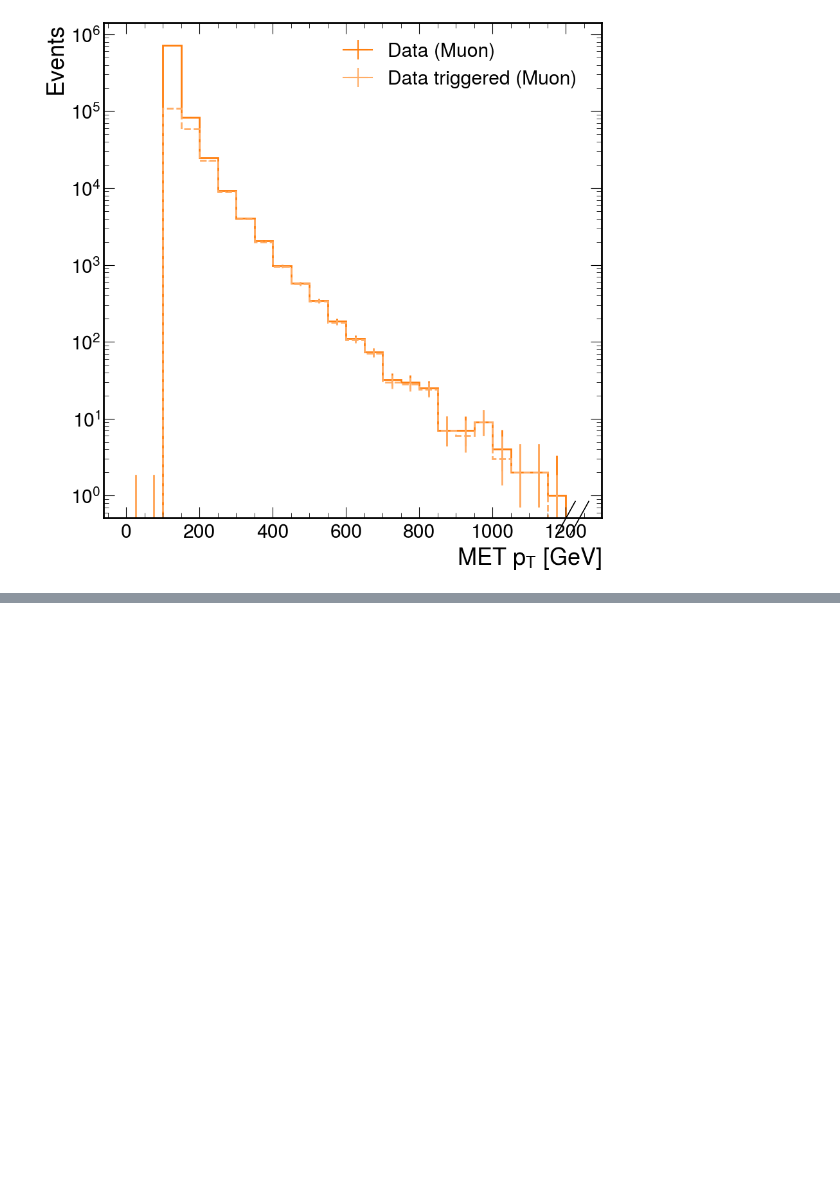
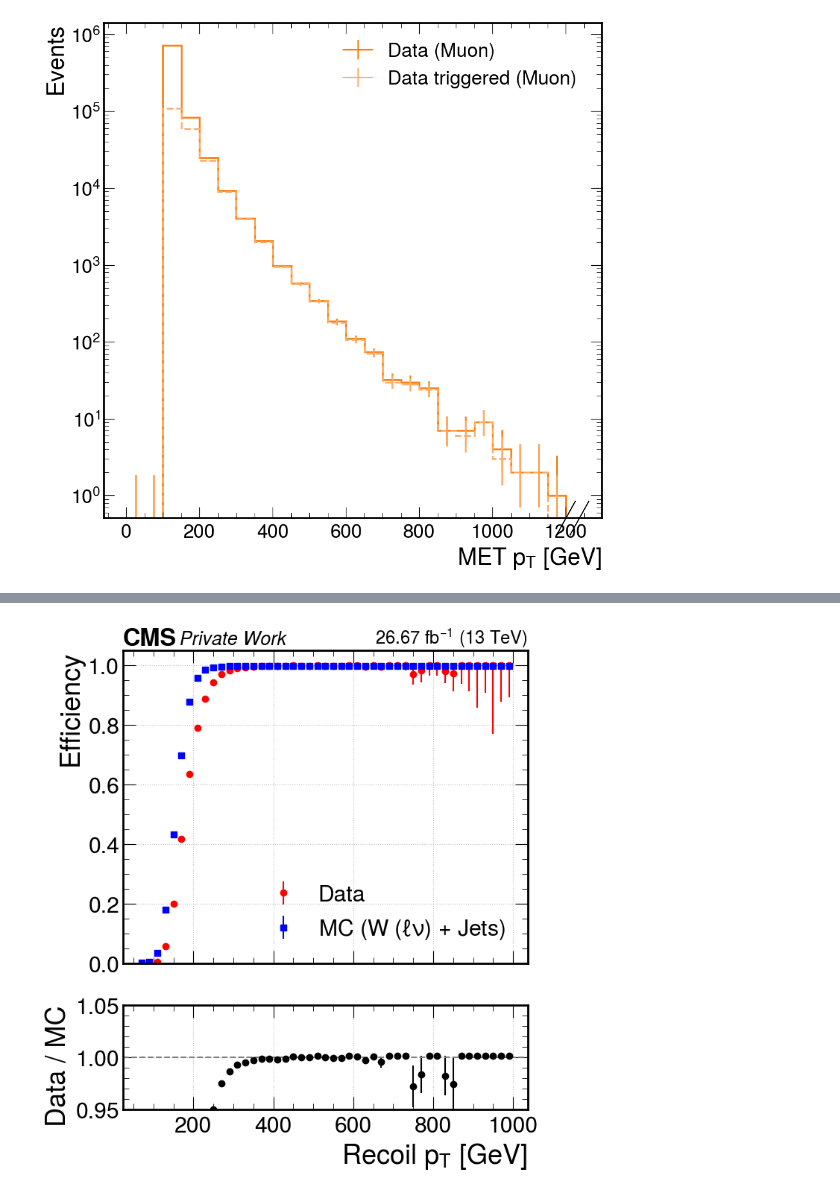
Before and after one commit to ParticleChef/decaf, a Jupyter notebook: analysis/notebooks/recoil_trig_eff.ipynb, the cells around one changed output, grey strips where cells are left out. Drawn from its saved outputs; the diff is of its cells as text; code cells hidden in the pictures; blank space fills up the shorter version.

```diff
--- a/analysis/notebooks/recoil_trig_eff.ipynb
+++ b/analysis/notebooks/recoil_trig_eff.ipynb
@@ -607,0 +547,9 @@ fig.savefig('./plotseff_'+whathist[histversion]+'/'+region+'_'+key+'_'+whathist[
+# %%
+mc_err_low, mc_err_up = ClopperPearson(h_total_mc.values(), h_triggered_mc.values(), level=0.68)
+eff_mc, err_mc = efficiency(h_triggered_mc, h_total_mc)
+# %%
+sf = np.divide(
+    eff_data, eff_mc,
+    out=np.zeros_like(eff_data),
+    where=eff_mc > 0
+)
@@ -607,0 +569,11 @@ fig.savefig('./plotseff_'+whathist[histversion]+'/'+region+'_'+key+'_'+whathist[
+# %%
+sf_err = np.zeros_like(sf)
+
+mask = (eff_mc > 0) & (eff_data > 0)
+print(err_data)
+print(eff_data)
+sf_err[mask] = sf[mask] * np.sqrt(
+    (err_data[mask] / eff_data[mask])**2 +
+    (err_mc[mask]   / eff_mc[mask])**2
+)
+sf_err
@@ -607,0 +611,49 @@ fig.savefig('./plotseff_'+whathist[histversion]+'/'+region+'_'+key+'_'+whathist[
+# %%
+import matplotlib.pyplot as plt
+import mplhep as hep
+
+hep.style.use("CMS")
+
+x = centers
+mask = (h_total.values() > 0)
+
+fig, (ax1, ax2) = plt.subplots(
+    2, 1, figsize=(7,8),
+    sharex=True,
+    gridspec_kw={"height_ratios": [3,1]}
+)
+
+# --- Efficiency ---
+ax1.errorbar(
+    x[mask], eff_data[mask], yerr=[np.abs(eff_data[mask] - data_err_low[mask]), np.abs(eff_data[mask] - data_err_up[mask])],
+    fmt='o', label='Data', color='red',
+)
+ax1.errorbar(
+#    x[mask], eff_mc[mask], yerr=err_mc[mask],
+    x[mask], eff_mc[mask], yerr=[np.abs(eff_mc[mask] - mc_err_low[mask]), np.abs(eff_mc[mask] - mc_err_up[mask])],
+    fmt='s', label=f'MC ({dataset_mc})', color='blue',
+)
+hep.cms.label(ax=ax1, llabel='Private Work', rlabel=str(lumi[year])+' fb$^{-1}$ (13 TeV)', fontsize=18)
+
+ax1.set_ylabel("Efficiency")
+ax1.set_ylim(0, 1.05)
+ax1.legend()
+ax1.grid(True)
+
+# --- Scale Factor ---
+ax2.errorbar(
+    x[mask], sf[mask], yerr=sf_err[mask],
+    fmt='o', color='black'
+)
+
+ax2.axhline(1.0, color='gray', linestyle='--')
+ax2.set_ylabel("Data / MC")
+ax2.set_xlabel("Recoil $p_T$ [GeV]")
+ax2.set_ylim(0.95, 1.05)
+ax2.grid(True)
+
+#ax2.set_xlabel("Recoil $p_T$ [GeV]")
+plt.show()
+#fig.savefig('./plots_recoiltrg/RecoilTrgEff_'+year+'_2.png')
+# %% [output]
+[figure, added]
```
Also changed, not shown: parts of 33 cells of this notebook, 8 other files.
